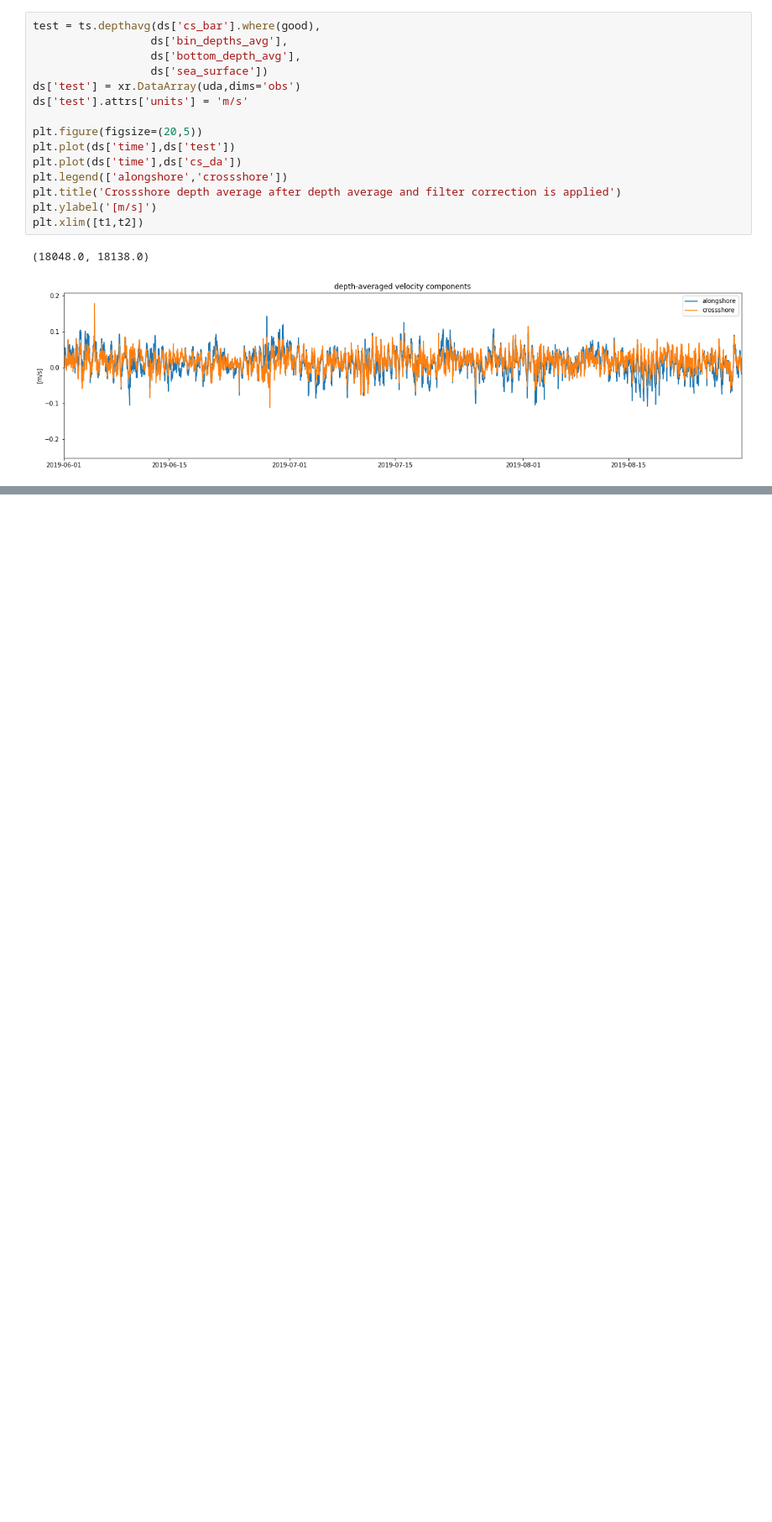
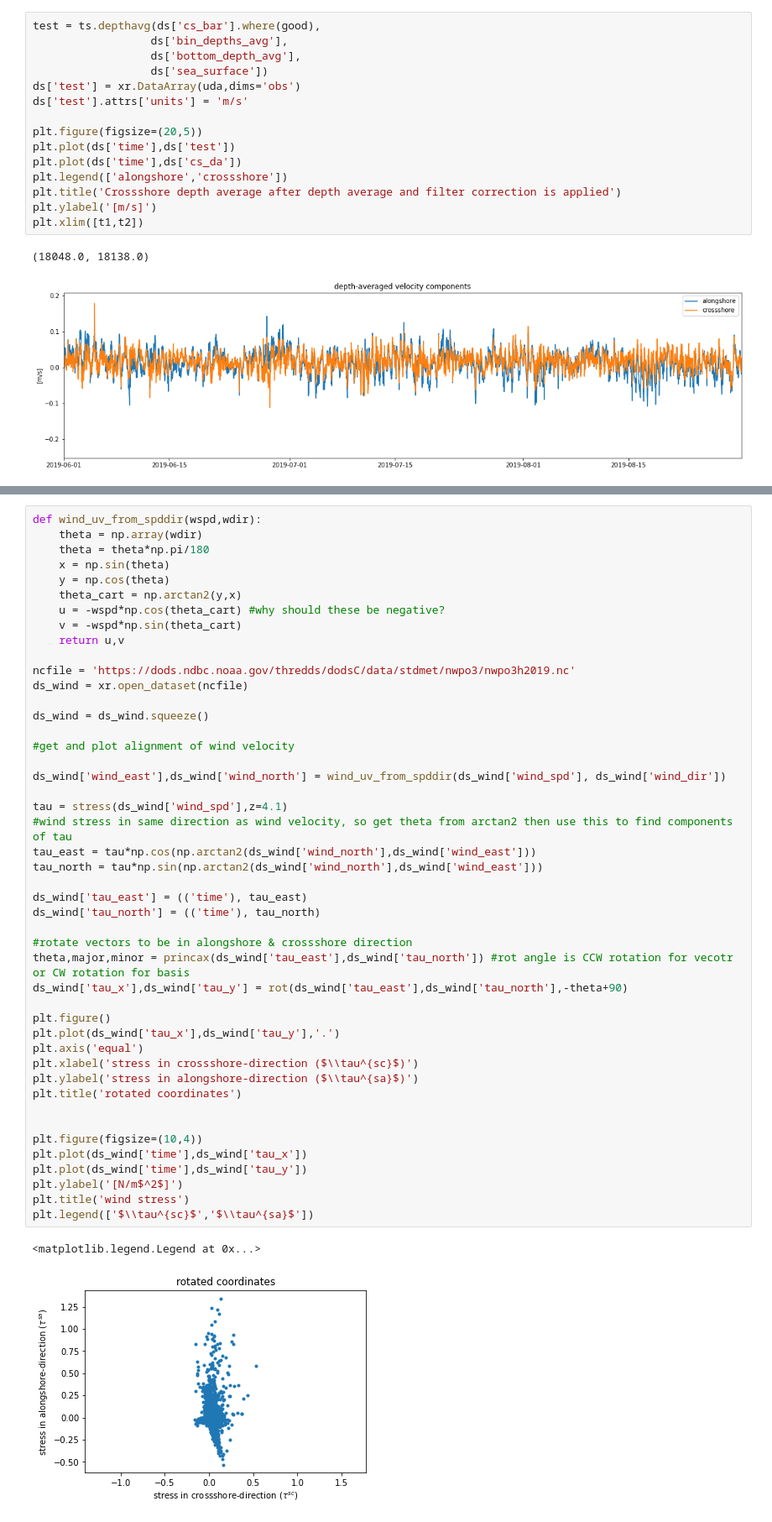
Before and after one commit to ascherer97/REU21, a Jupyter notebook: inshore_adcp_analysis.ipynb, the cells around one changed output, grey strips where cells are left out. Shown at 84% size. Drawn from its saved outputs; the diff is of its cells as text; blank space fills up the shorter version.

```diff
--- a/inshore_adcp_analysis.ipynb
+++ b/inshore_adcp_analysis.ipynb
@@ -342,0 +344,49 @@ plt.xlim([t1,t2])
+# %%
+def wind_uv_from_spddir(wspd,wdir):
+    theta = np.array(wdir)
+    theta = theta*np.pi/180
+    x = np.sin(theta)
+    y = np.cos(theta)
+    theta_cart = np.arctan2(y,x)
+    u = -wspd*np.cos(theta_cart) #why should these be negative?
+    v = -wspd*np.sin(theta_cart)
+    return u,v
+
+ncfile = 'https://dods.ndbc.noaa.gov/thredds/dodsC/data/stdmet/nwpo3/nwpo3h2019.nc'
+ds_wind = xr.open_dataset(ncfile)
+
+ds_wind = ds_wind.squeeze()
+
+#get and plot alignment of wind velocity
+
+ds_wind['wind_east'],ds_wind['wind_north'] = wind_uv_from_spddir(ds_wind['wind_spd'], ds_wind['wind_dir'])
+
+tau = stress(ds_wind['wind_spd'],z=4.1)
+#wind stress in same direction as wind velocity, so get theta from arctan2 then use this to find components of tau
+tau_east = tau*np.cos(np.arctan2(ds_wind['wind_north'],ds_wind['wind_east']))
+tau_north = tau*np.sin(np.arctan2(ds_wind['wind_north'],ds_wind['wind_east']))
+
+ds_wind['tau_east'] = (('time'), tau_east)
+ds_wind['tau_north'] = (('time'), tau_north)
+
+#rotate vectors to be in alongshore & crossshore direction
+theta,major,minor = princax(ds_wind['tau_east'],ds_wind['tau_north']) #rot angle is CCW rotation for vecotr or CW rotation for basis
+ds_wind['tau_x'],ds_wind['tau_y'] = rot(ds_wind['tau_east'],ds_wind['tau_north'],-theta+90)
+
+plt.figure()
+plt.plot(ds_wind['tau_x'],ds_wind['tau_y'],'.')
+plt.axis('equal')
+plt.xlabel('stress in crossshore-direction ($\\tau^{sc}$)')
+plt.ylabel('stress in alongshore-direction ($\\tau^{sa}$)')
+plt.title('rotated coordinates')
+
+
+plt.figure(figsize=(10,4))
+plt.plot(ds_wind['time'],ds_wind['tau_x'])
+plt.plot(ds_wind['time'],ds_wind['tau_y'])
+plt.ylabel('[N/m$^2$]')
+plt.title('wind stress')
+plt.legend(['$\\tau^{sc}$','$\\tau^{sa}$'])
+# %% [output]
+<matplotlib.legend.Legend at 0x...>
+[figure, added]
```
Also changed, not shown: parts of 9 cells of this notebook.
